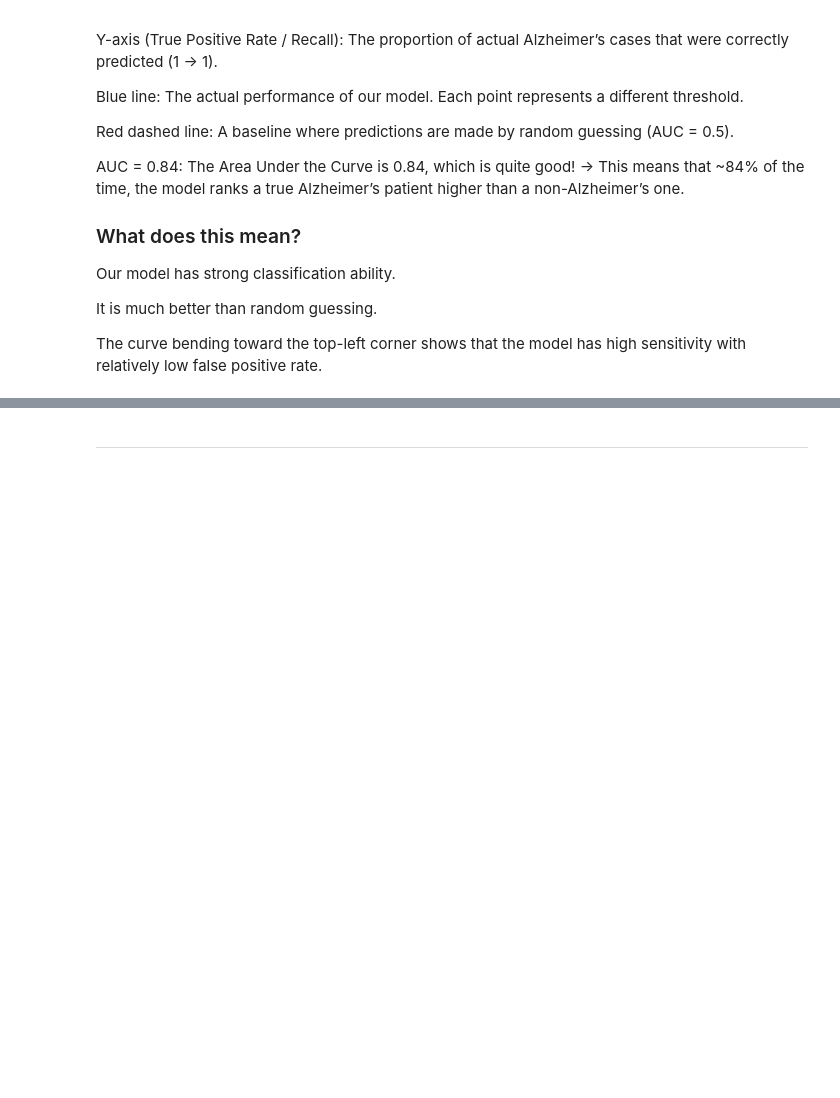
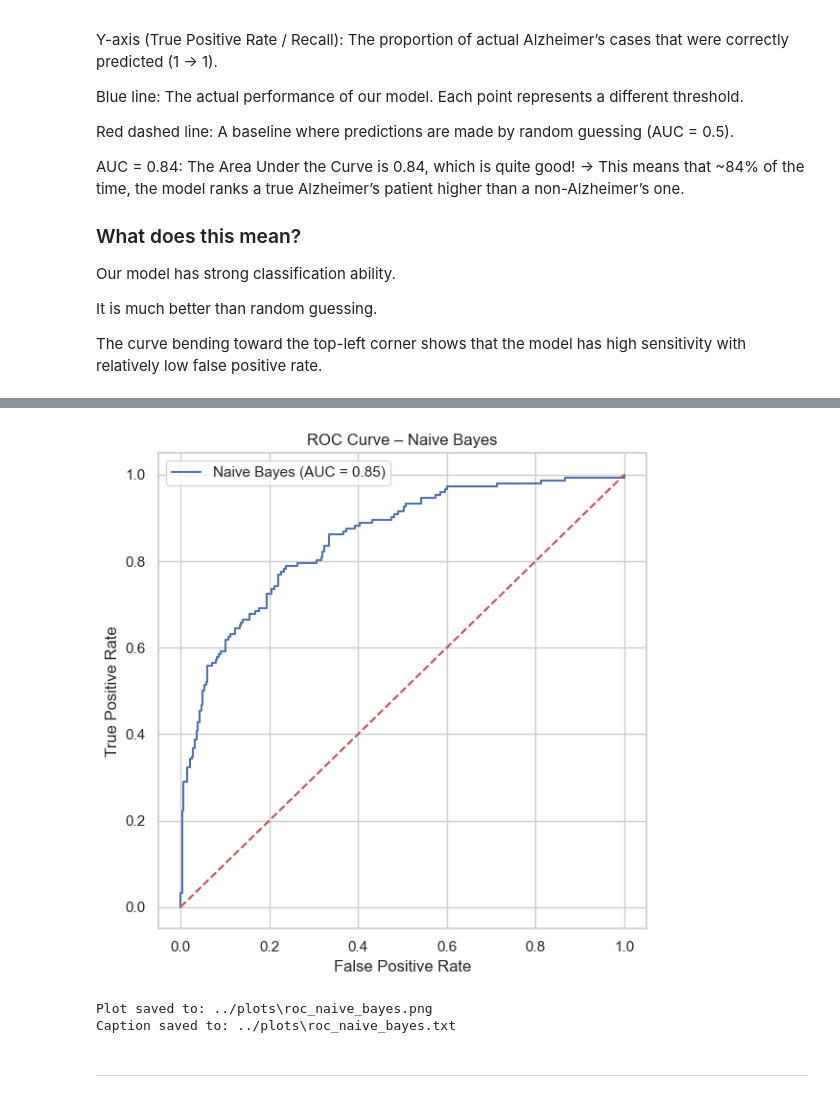
Before and after one commit to FeliciaFavrholdt/BI_EXAM, a Jupyter notebook: Analysis/notebooks/07_Model_Training_ Fatima.ipynb, the cells around one changed output, grey strips where cells are left out. Cells and saved outputs as stored; diff of their text form; code cells hidden in the pictures; blank space fills up the shorter version.

```diff
--- a/Analysis/notebooks/07_Model_Training_ Fatima.ipynb
+++ b/Analysis/notebooks/07_Model_Training_ Fatima.ipynb
@@ -437,0 +461,10 @@ The curve bending toward the top-left corner shows that the model has high sensi
+# %%
+from sklearn.metrics import accuracy_score, classification_report, confusion_matrix, roc_auc_score
+
+# Evaluation
+nb_accuracy = accuracy_score(y_test, nb_pred)
+nb_auc = roc_auc_score(y_test, nb_prob)
+
+print("Naive Bayes Accuracy:", round(nb_accuracy, 4))
+print("Naive Bayes ROC AUC:", round(nb_auc, 4))
+print("\nClassification Report:\n", classification_report(y_test, nb_pred))
@@ -438,3 +501,25 @@ The curve bending toward the top-left corner shows that the model has high sensi
+# %%
+from sklearn.metrics import roc_curve
+
+fpr_nb, tpr_nb, _ = roc_curve(y_test, nb_prob)
+
+plt.figure(figsize=(6, 6))
+plt.plot(fpr_nb, tpr_nb, label="Naive Bayes (AUC = {:.2f})".format(nb_auc))
+plt.plot([0, 1], [0, 1], 'r--')
+plt.xlabel("False Positive Rate")
+plt.ylabel("True Positive Rate")
+plt.title("ROC Curve – Naive Bayes")
+plt.legend()
+plt.tight_layout()
+plt.show()
+# %% [output]
+[figure, added]
+# %%
+fig = plt.gcf()
+save_plot(fig, filename="roc_naive_bayes.png", caption="ROC Curve – Naive Bayes", folder_path="../plots")
+# %% [output]
+Plot saved to: ../plots\roc_naive_bayes.png
+Caption saved to: ../plots\roc_naive_bayes.txt
 # %% [markdown]
 ------------------------------------------------------
 # %% [markdown]
```
Also changed, not shown: parts of 8 cells of this notebook.
